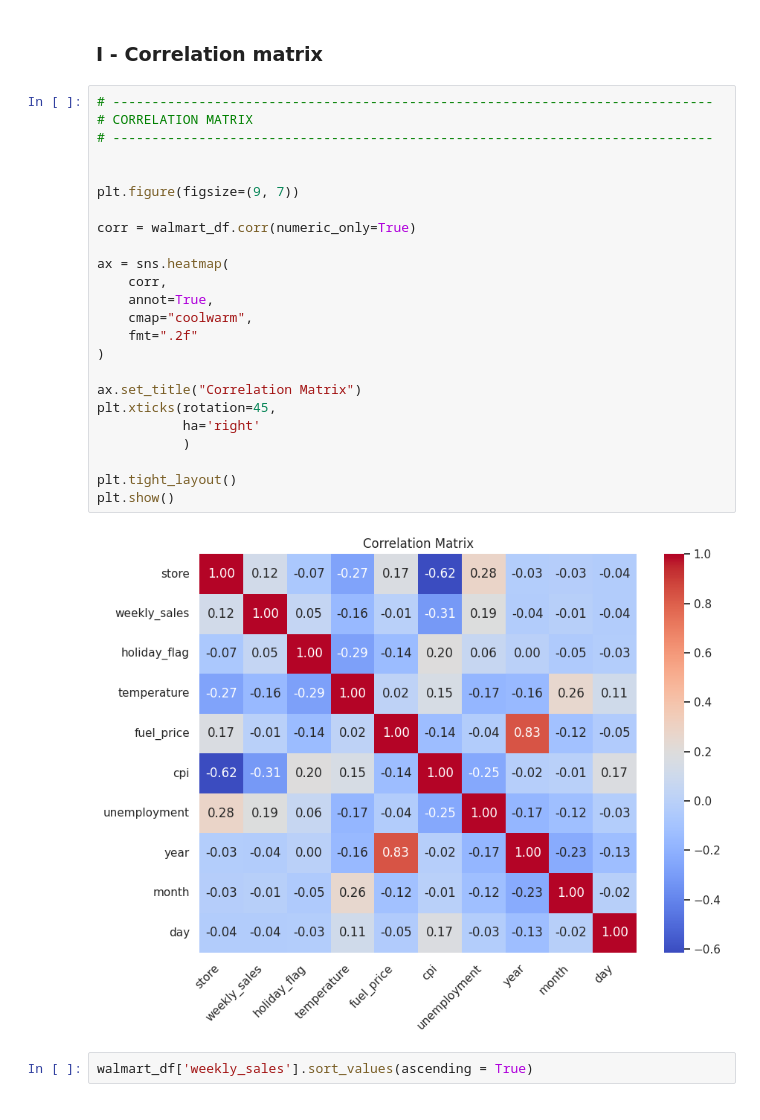
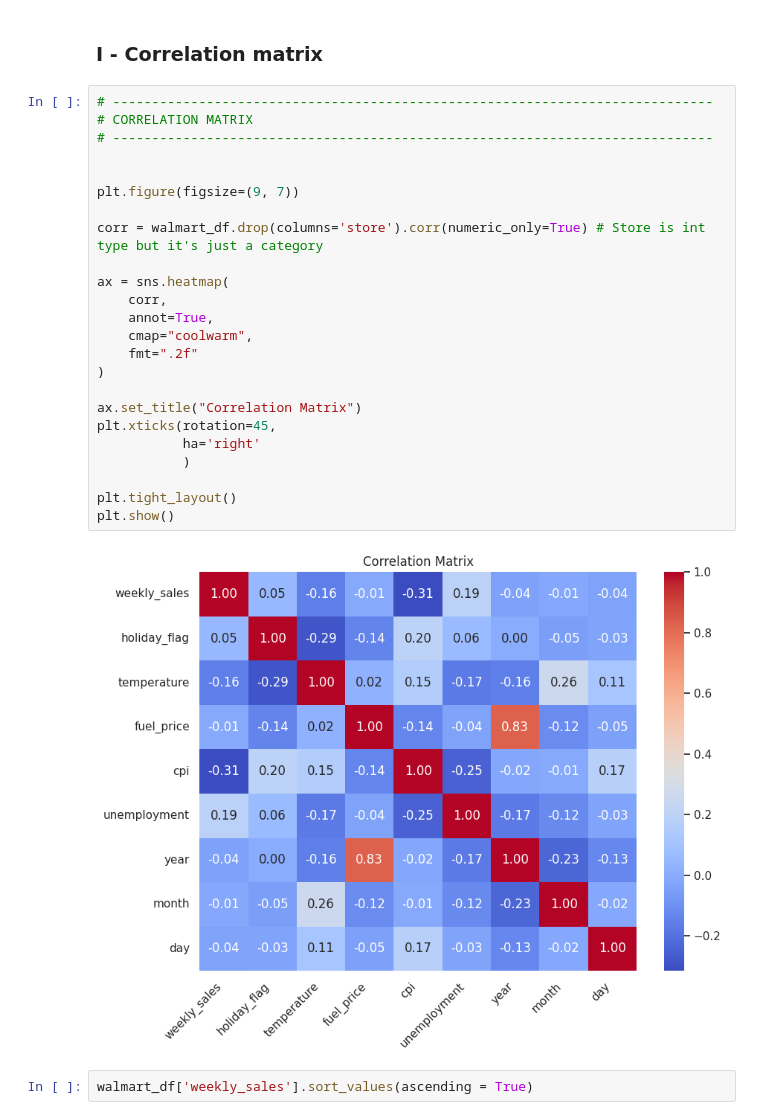
Before and after one commit to Gargamelch/Walmart_Sales, a Jupyter notebook: Walmart_Sales.ipynb, the cells around one changed output. Saved outputs shown, nothing was run; the diff lists cells and outputs as text.

```diff
--- a/Walmart_Sales.ipynb
+++ b/Walmart_Sales.ipynb
@@ -535,29 +535,29 @@ plt.show()
 # %%
 # -----------------------------------------------------------------------------
 # CORRELATION MATRIX
 # -----------------------------------------------------------------------------
 
 
 plt.figure(figsize=(9, 7))
 
-corr = walmart_df.corr(numeric_only=True)
+corr = walmart_df.drop(columns='store').corr(numeric_only=True) # Store is int type but it's just a category
 
 ax = sns.heatmap(
     corr,
     annot=True,
     cmap="coolwarm",
     fmt=".2f"
 )
 
 ax.set_title("Correlation Matrix")
 plt.xticks(rotation=45,
            ha='right'
            )
 
 plt.tight_layout()
 plt.show()
 # %% [output]
-[figure, old version]
+[figure, new version]
 # %%
 walmart_df['weekly_sales'].sort_values(ascending = True)
 # %% [output]
```
Also changed, not shown: parts of 2 cells of this notebook.
